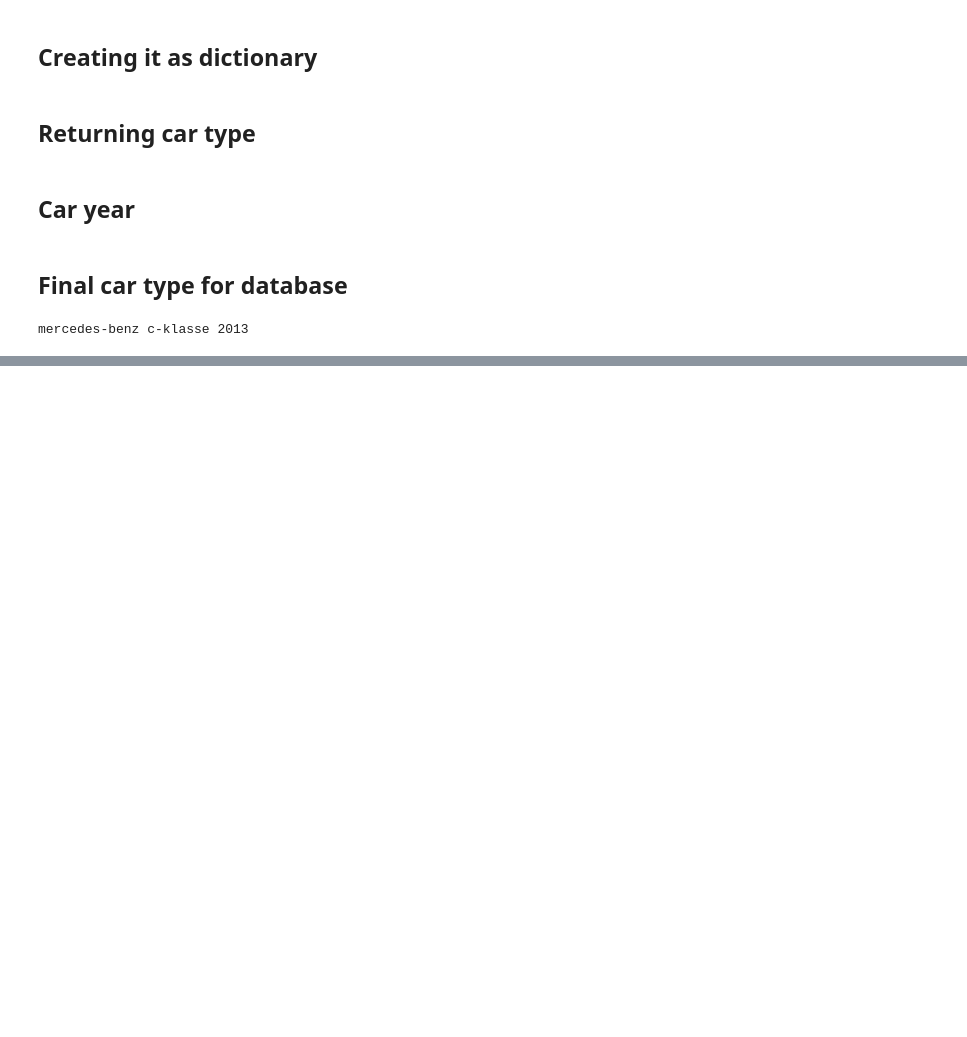
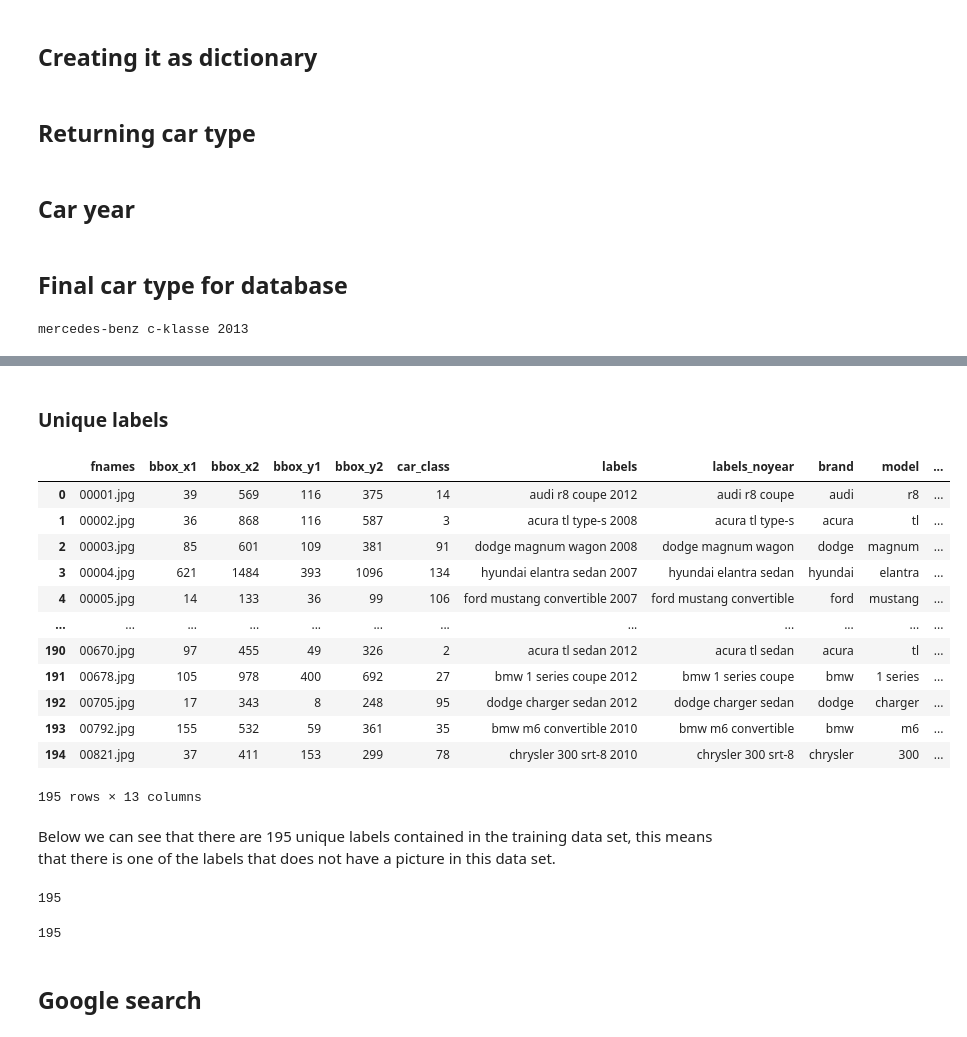
Before and after one commit to IIPeteII/car-license-plate-recognition-clean, a Jupyter notebook: full_app_notebook.ipynb, the cells around one changed output, grey strips where cells are left out. Cells and saved outputs as stored; diff of their text form; code cells hidden in the pictures; blank space fills up the shorter version.

```diff
--- a/full_app_notebook.ipynb
+++ b/full_app_notebook.ipynb
@@ -397,0 +686,33 @@ mercedes-benz c-klasse 2013
+# %% [markdown]
+### Unique labels
+# %%
+df_unique = df.copy()
+df_unique = df_unique.drop_duplicates(subset=['car_class']).reset_index()
+df_unique = df_unique.drop('index',axis=1)
+df_unique
+# %% [output]
+|  | fnames | bbox_x1 | bbox_x2 | bbox_y1 | bbox_y2 | car_class | labels | labels_noyear | brand | model | ... |
+| 0 | 00001.jpg | 39 | 569 | 116 | 375 | 14 | audi r8 coupe 2012 | audi r8 coupe | audi | r8 | ... |
+| 1 | 00002.jpg | 36 | 868 | 116 | 587 | 3 | acura tl type-s 2008 | acura tl type-s | acura | tl | ... |
+| 2 | 00003.jpg | 85 | 601 | 109 | 381 | 91 | dodge magnum wagon 2008 | dodge magnum wagon | dodge | magnum | ... |
+| 3 | 00004.jpg | 621 | 1484 | 393 | 1096 | 134 | hyundai elantra sedan 2007 | hyundai elantra sedan | hyundai | elantra | ... |
+| 4 | 00005.jpg | 14 | 133 | 36 | 99 | 106 | ford mustang convertible 2007 | ford mustang convertible | ford | mustang | ... |
+| ... | ... | ... | ... | ... | ... | ... | ... | ... | ... | ... | ... |
+| 190 | 00670.jpg | 97 | 455 | 49 | 326 | 2 | acura tl sedan 2012 | acura tl sedan | acura | tl | ... |
+| 191 | 00678.jpg | 105 | 978 | 400 | 692 | 27 | bmw 1 series coupe 2012 | bmw 1 series coupe | bmw | 1 series | ... |
+| 192 | 00705.jpg | 17 | 343 | 8 | 248 | 95 | dodge charger sedan 2012 | dodge charger sedan | dodge | charger | ... |
+| 193 | 00792.jpg | 155 | 532 | 59 | 361 | 35 | bmw m6 convertible 2010 | bmw m6 convertible | bmw | m6 | ... |
+| 194 | 00821.jpg | 37 | 411 | 153 | 299 | 78 | chrysler 300 srt-8 2010 | chrysler 300 srt-8 | chrysler | 300 | ... |
+195 rows × 13 columns
+# %% [markdown]
+Below we can see that there are 195 unique labels contained in the training data set, this means that there is one of the labels that does not have a picture in this data set.
+# %%
+df_unique['labels'].count()
+# %% [output]
+195
+# %%
+df_unique['labels_noyear'].count()
+# %% [output]
+195
+# %% [markdown]
+## Google search
```
Also changed, not shown: parts of 37 cells of this notebook, 6 other files.
